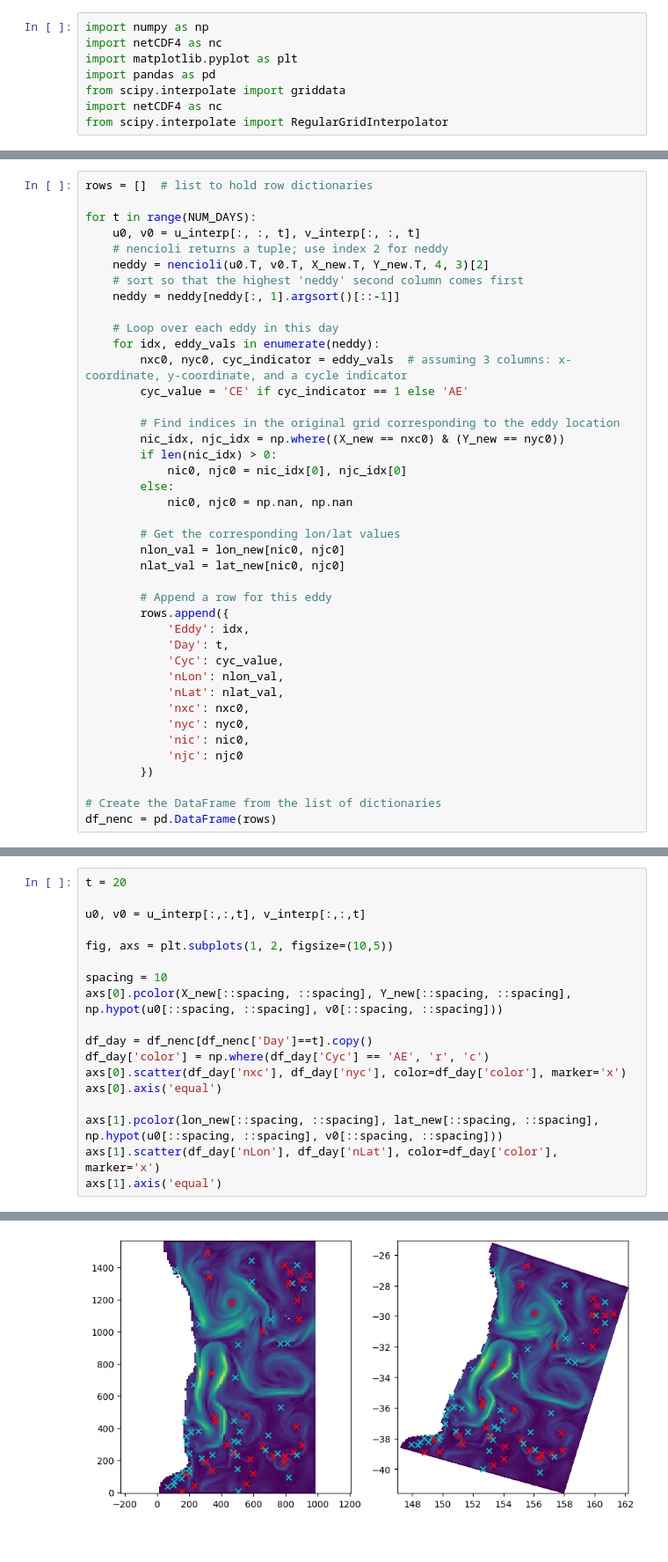
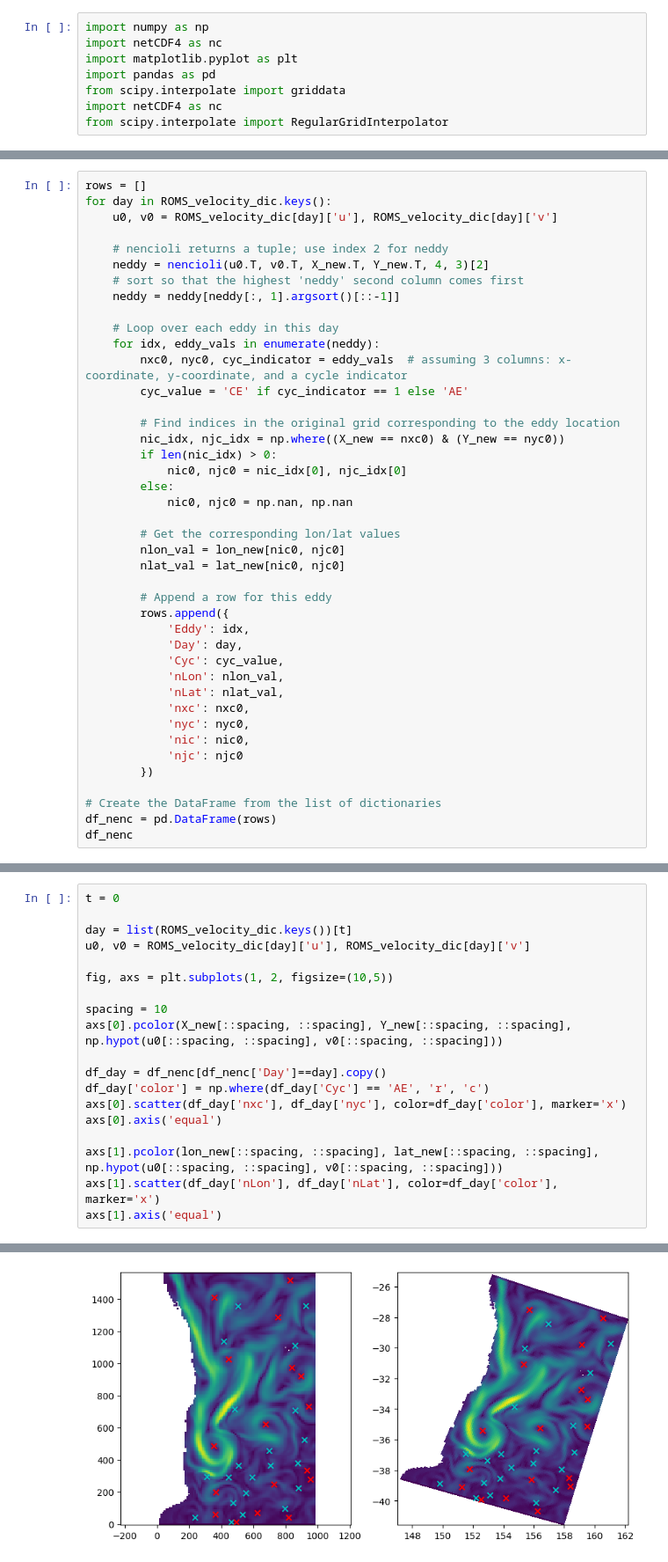
Before and after one commit to regdowse/UNSW-MRes, a Jupyter notebook: MRes/Chapter2/Eddy_Detection_Tracking.ipynb, the cells around one changed output, grey strips where cells are left out. Shown at 88% size. Drawn from its saved outputs; the diff is of its cells as text.

```diff
--- a/MRes/Chapter2/Eddy_Detection_Tracking.ipynb
+++ b/MRes/Chapter2/Eddy_Detection_Tracking.ipynb
@@ -221,8 +253,8 @@ lat_new = interp_lat(new_points).reshape(len(x_new), len(y_new))
 # %%
-rows = []  # list to hold row dictionaries
+rows = []
+for day in ROMS_velocity_dic.keys():
+    u0, v0 = ROMS_velocity_dic[day]['u'], ROMS_velocity_dic[day]['v']
 
-for t in range(NUM_DAYS):
-    u0, v0 = u_interp[:, :, t], v_interp[:, :, t]
     # nencioli returns a tuple; use index 2 for neddy
     neddy = nencioli(u0.T, v0.T, X_new.T, Y_new.T, 4, 3)[2]
     # sort so that the highest 'neddy' second column comes first
@@ -247,7 +279,7 @@ for t in range(NUM_DAYS):
         # Append a row for this eddy
         rows.append({
             'Eddy': idx,
-            'Day': t,
+            'Day': day,
             'Cyc': cyc_value,
             'nLon': nlon_val,
             'nLat': nlat_val,
@@ -259,3 +291,4 @@ for t in range(NUM_DAYS):
 
 # Create the DataFrame from the list of dictionaries
 df_nenc = pd.DataFrame(rows)
+df_nenc
@@ -278,27 +309,28 @@ df_nenc
 # %%
-t = 20
+t = 0
 
-u0, v0 = u_interp[:,:,t], v_interp[:,:,t]
+day = list(ROMS_velocity_dic.keys())[t]
+u0, v0 = ROMS_velocity_dic[day]['u'], ROMS_velocity_dic[day]['v']
 
 fig, axs = plt.subplots(1, 2, figsize=(10,5))
 
 spacing = 10
 axs[0].pcolor(X_new[::spacing, ::spacing], Y_new[::spacing, ::spacing], np.hypot(u0[::spacing, ::spacing], v0[::spacing, ::spacing]))
 
-df_day = df_nenc[df_nenc['Day']==t].copy()
+df_day = df_nenc[df_nenc['Day']==day].copy()
 df_day['color'] = np.where(df_day['Cyc'] == 'AE', 'r', 'c')
 axs[0].scatter(df_day['nxc'], df_day['nyc'], color=df_day['color'], marker='x')
 axs[0].axis('equal')
 
 axs[1].pcolor(lon_new[::spacing, ::spacing], lat_new[::spacing, ::spacing], np.hypot(u0[::spacing, ::spacing], v0[::spacing, ::spacing]))
 axs[1].scatter(df_day['nLon'], df_day['nLat'], color=df_day['color'], marker='x')
 axs[1].axis('equal')
 # %% [output]
 (np.float64(147.0258764350329),
  np.float64(162.1969341673239),
  np.float64(-41.5791631412529),
  np.float64(-25.074123716396034))
-[figure, old version]
+[figure, new version]
 # %%
 def espra(xi, yi, ui, vi):
 
```
Also changed, not shown: parts of 24 cells of this notebook, 2 other files.
